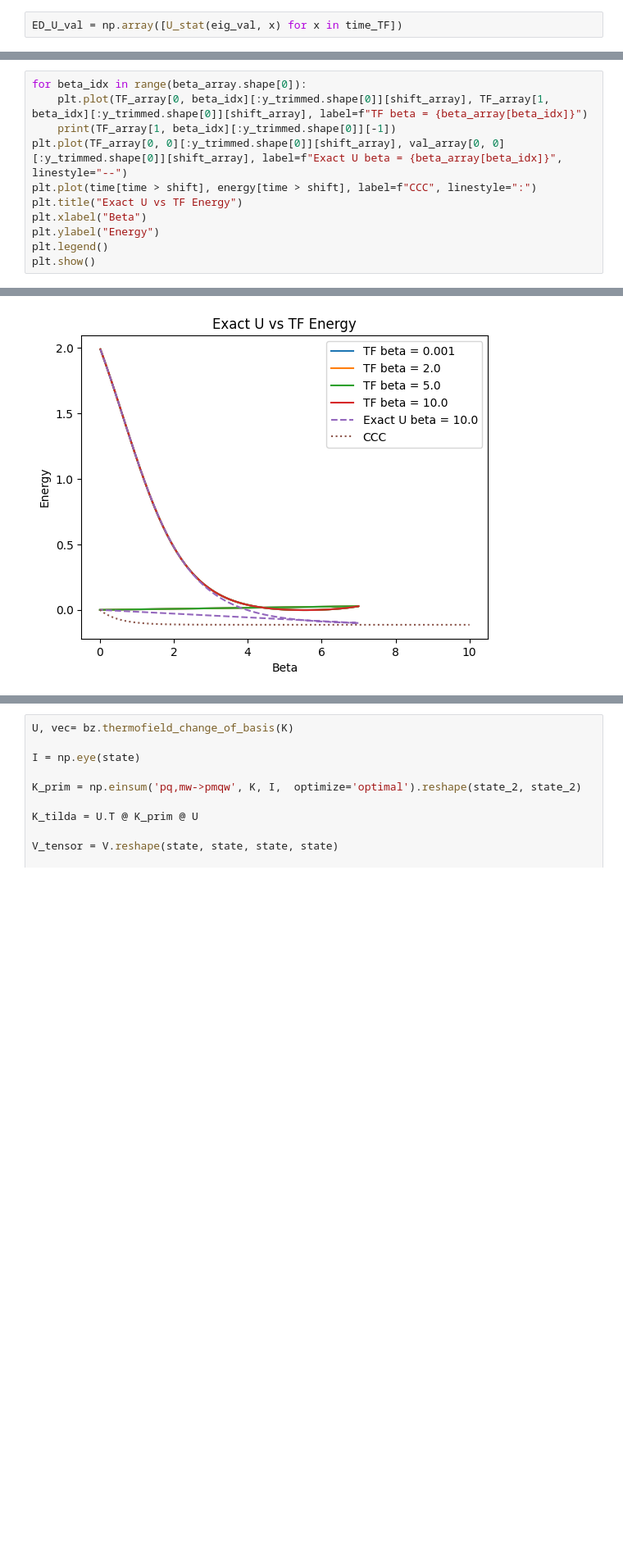
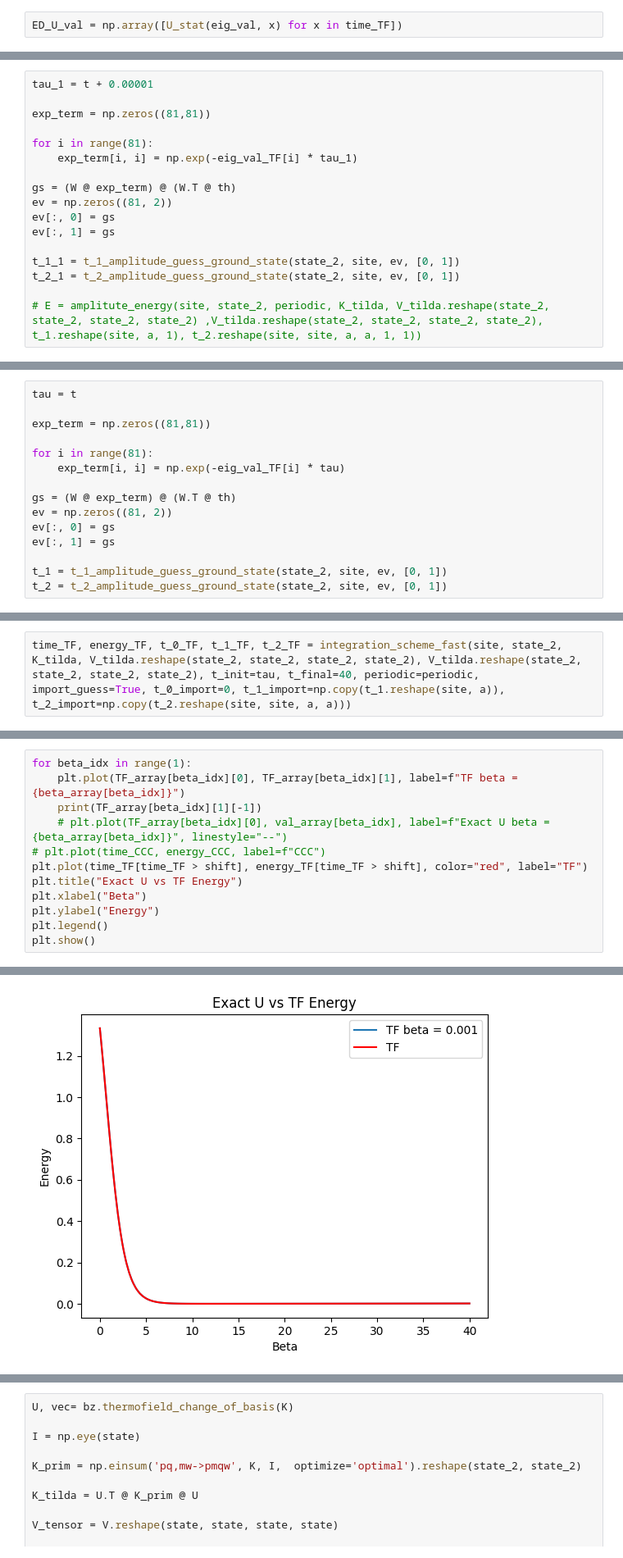
Before and after one commit to Gilfrim/Computational-Analysis-of-Many-Rotor-Systems, a Jupyter notebook: new_TF.ipynb, the cells around one changed output, grey strips where cells are left out. Shown at 82% size. Cells and saved outputs as stored; diff of their text form; blank space fills up the shorter version.

```diff
--- a/new_TF.ipynb
+++ b/new_TF.ipynb
@@ -303,0 +346,17 @@ shift_array = TF_array[0, beta_idx][:y_trimmed.shape[0]] > shift
+# %%
+tau_1 = t + 0.00001
+
+exp_term = np.zeros((81,81))
+
+for i in range(81):
+    exp_term[i, i] = np.exp(-eig_val_TF[i] * tau_1)
+
+gs = (W @ exp_term) @ (W.T @ th)
+ev = np.zeros((81, 2))
+ev[:, 0] = gs
+ev[:, 1] = gs
+
+t_1_1 = t_1_amplitude_guess_ground_state(state_2, site, ev, [0, 1])
+t_2_1 = t_2_amplitude_guess_ground_state(state_2, site, ev, [0, 1])
+
+# E = amplitute_energy(site, state_2, periodic, K_tilda, V_tilda.reshape(state_2, state_2, state_2, state_2) ,V_tilda.reshape(state_2, state_2, state_2, state_2), t_1.reshape(site, a, 1), t_2.reshape(site, site, a, a, 1, 1))
@@ -303,0 +366,15 @@ shift_array = TF_array[0, beta_idx][:y_trimmed.shape[0]] > shift
+# %%
+tau = t
+
+exp_term = np.zeros((81,81))
+
+for i in range(81):
+    exp_term[i, i] = np.exp(-eig_val_TF[i] * tau)
+
+gs = (W @ exp_term) @ (W.T @ th)
+ev = np.zeros((81, 2))
+ev[:, 0] = gs
+ev[:, 1] = gs
+
+t_1 = t_1_amplitude_guess_ground_state(state_2, site, ev, [0, 1])
+t_2 = t_2_amplitude_guess_ground_state(state_2, site, ev, [0, 1])
@@ -303,0 +400,2 @@ shift_array = TF_array[0, beta_idx][:y_trimmed.shape[0]] > shift
+# %%
+time_TF, energy_TF, t_0_TF, t_1_TF, t_2_TF = integration_scheme_fast(site, state_2, K_tilda, V_tilda.reshape(state_2, state_2, state_2, state_2), V_tilda.reshape(state_2, state_2, state_2, state_2), t_init=tau, t_final=40, periodic=periodic, import_guess=True, t_0_import=0, t_1_import=np.copy(t_1.reshape(site, a)), t_2_import=np.copy(t_2.reshape(site, site, a, a)))
@@ -304,9 +462,10 @@ shift_array = TF_array[0, beta_idx][:y_trimmed.shape[0]] > shift
 # %%
-for beta_idx in range(beta_array.shape[0]):
-    plt.plot(TF_array[0, beta_idx][:y_trimmed.shape[0]][shift_array], TF_array[1, beta_idx][:y_trimmed.shape[0]][shift_array], label=f"TF beta = {beta_array[beta_idx]}")
-    print(TF_array[1, beta_idx][:y_trimmed.shape[0]][-1])
-plt.plot(TF_array[0, 0][:y_trimmed.shape[0]][shift_array], val_array[0, 0][:y_trimmed.shape[0]][shift_array], label=f"Exact U beta = {beta_array[beta_idx]}", linestyle="--")
-plt.plot(time[time > shift], energy[time > shift], label=f"CCC", linestyle=":")
+for beta_idx in range(1):
+    plt.plot(TF_array[beta_idx][0], TF_array[beta_idx][1], label=f"TF beta = {beta_array[beta_idx]}")
+    print(TF_array[beta_idx][1][-1])
+    # plt.plot(TF_array[beta_idx][0], val_array[beta_idx], label=f"Exact U beta = {beta_array[beta_idx]}", linestyle="--")
+# plt.plot(time_CCC, energy_CCC, label=f"CCC")
+plt.plot(time_TF[time_TF > shift], energy_TF[time_TF > shift], color="red", label="TF")
 plt.title("Exact U vs TF Energy")
 plt.xlabel("Beta")
 plt.ylabel("Energy")
@@ -320 +476 @@ plt.show()
-[figure, old version]
+[figure, new version]
```
Also changed, not shown: parts of 51 cells of this notebook, 13 other files.
